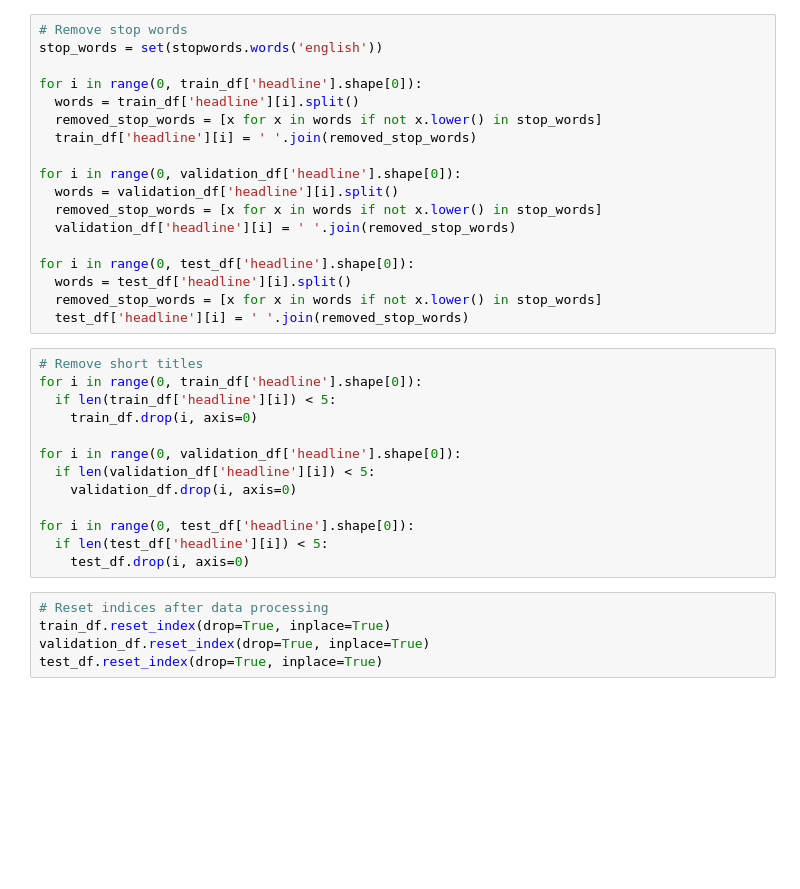
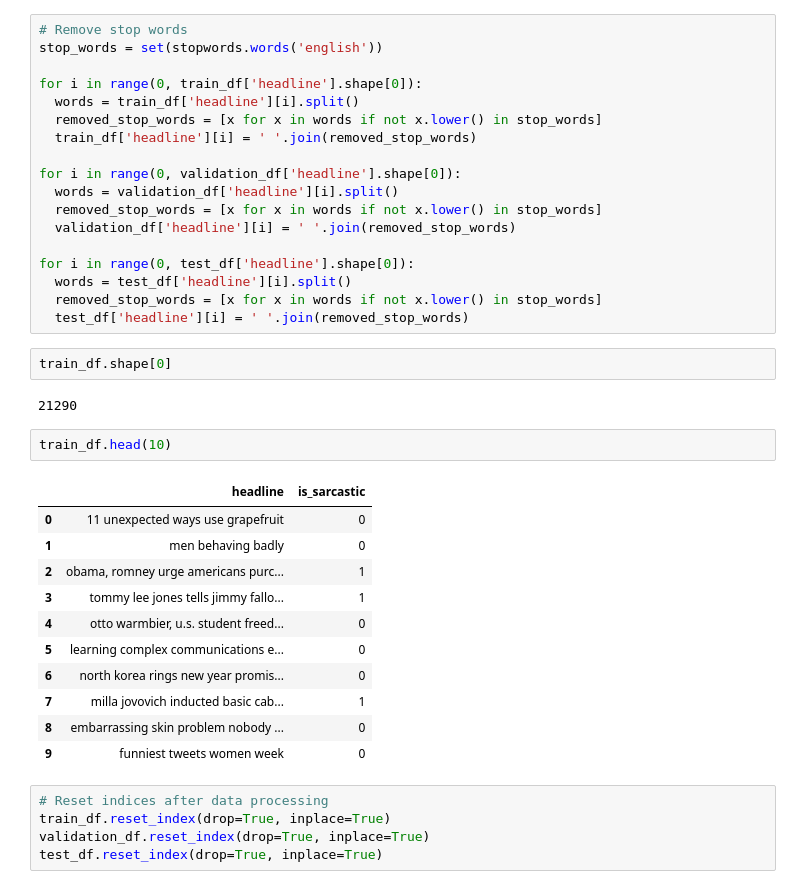
Before and after one commit to alia-alramahi/cmsc-4383-semester-project, a Jupyter notebook: project.ipynb, the cells around one changed output. Cells and saved outputs as stored; diff of their text form; blank space fills up the shorter version.

```diff
--- a/project.ipynb
+++ b/project.ipynb
@@ -173,19 +168,24 @@ for i in range(0, test_df['headline'].shape[0]):
   words = test_df['headline'][i].split()
   removed_stop_words = [x for x in words if not x.lower() in stop_words]
   test_df['headline'][i] = ' '.join(removed_stop_words)
-# %%
-# Remove short titles
-for i in range(0, train_df['headline'].shape[0]):
-  if len(train_df['headline'][i]) < 5:
-    train_df.drop(i, axis=0)
-
-for i in range(0, validation_df['headline'].shape[0]):
-  if len(validation_df['headline'][i]) < 5:
-    validation_df.drop(i, axis=0)
-
-for i in range(0, test_df['headline'].shape[0]):
-  if len(test_df['headline'][i]) < 5:
-    test_df.drop(i, axis=0)
+# %%
+train_df.shape[0]
+# %% [output]
+21290
+# %%
+train_df.head(10)
+# %% [output]
+|  | headline | is_sarcastic |
+| 0 | 11 unexpected ways use grapefruit | 0 |
+| 1 | men behaving badly | 0 |
+| 2 | obama, romney urge americans purc... | 1 |
+| 3 | tommy lee jones tells jimmy fallo... | 1 |
+| 4 | otto warmbier, u.s. student freed... | 0 |
+| 5 | learning complex communications e... | 0 |
+| 6 | north korea rings new year promis... | 0 |
+| 7 | milla jovovich inducted basic cab... | 1 |
+| 8 | embarrassing skin problem nobody ... | 0 |
+| 9 | funniest tweets women week | 0 |
 # %%
 # Reset indices after data processing
 train_df.reset_index(drop=True, inplace=True)
```
Also changed, not shown: parts of 22 cells of this notebook.
